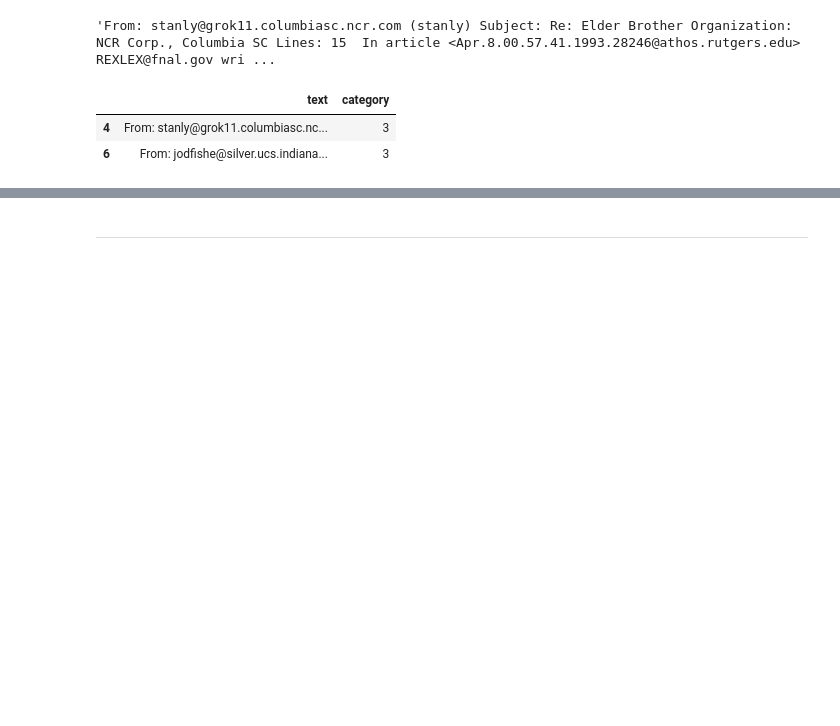
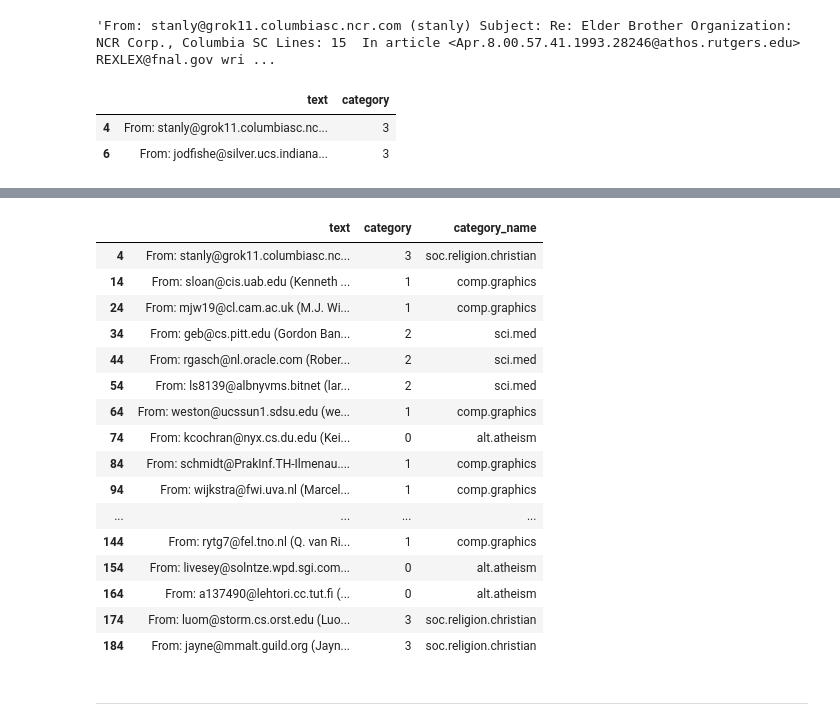
Before and after one commit to edwinsanjaya/DM2022-Lab1-Master, a Jupyter notebook: DM2022-Lab1-Master.ipynb, the cells around one changed output, grey strips where cells are left out. Cells and saved outputs as stored; diff of their text form; code cells hidden in the pictures; blank space fills up the shorter version.

```diff
--- a/DM2022-Lab1-Master.ipynb
+++ b/DM2022-Lab1-Master.ipynb
@@ -412,3 +449,25 @@ X.loc[[4,6],['text','category']]
+# %%
+# 7. Query with index range
+# first param: starting index (included on result), second param: index limit (excluded on result), third param: increment
+X[4:194:10]
+# %% [output]
+|  | text | category | category_name |
+| 4 | From: stanly@grok11.columbiasc.nc... | 3 | soc.religion.christian |
+| 14 | From: sloan@cis.uab.edu (Kenneth ... | 1 | comp.graphics |
+| 24 | From: mjw19@cl.cam.ac.uk (M.J. Wi... | 1 | comp.graphics |
+| 34 | From: geb@cs.pitt.edu (Gordon Ban... | 2 | sci.med |
+| 44 | From: rgasch@nl.oracle.com (Rober... | 2 | sci.med |
+| 54 | From: ls8139@albnyvms.bitnet (lar... | 2 | sci.med |
+| 64 | From: weston@ucssun1.sdsu.edu (we... | 1 | comp.graphics |
+| 74 | From: kcochran@nyx.cs.du.edu (Kei... | 0 | alt.atheism |
+| 84 | From: schmidt@PrakInf.TH-Ilmenau.... | 1 | comp.graphics |
+| 94 | From: wijkstra@fwi.uva.nl (Marcel... | 1 | comp.graphics |
+| ... | ... | ... | ... |
+| 144 | From: rytg7@fel.tno.nl (Q. van Ri... | 1 | comp.graphics |
+| 154 | From: livesey@solntze.wpd.sgi.com... | 0 | alt.atheism |
+| 164 | From: a137490@lehtori.cc.tut.fi (... | 0 | alt.atheism |
+| 174 | From: luom@storm.cs.orst.edu (Luo... | 3 | soc.religion.christian |
+| 184 | From: jayne@mmalt.guild.org (Jayn... | 3 | soc.religion.christian |
 # %% [markdown]
 ---
 # %% [markdown]
```
Also changed, not shown: parts of 7 cells of this notebook.
